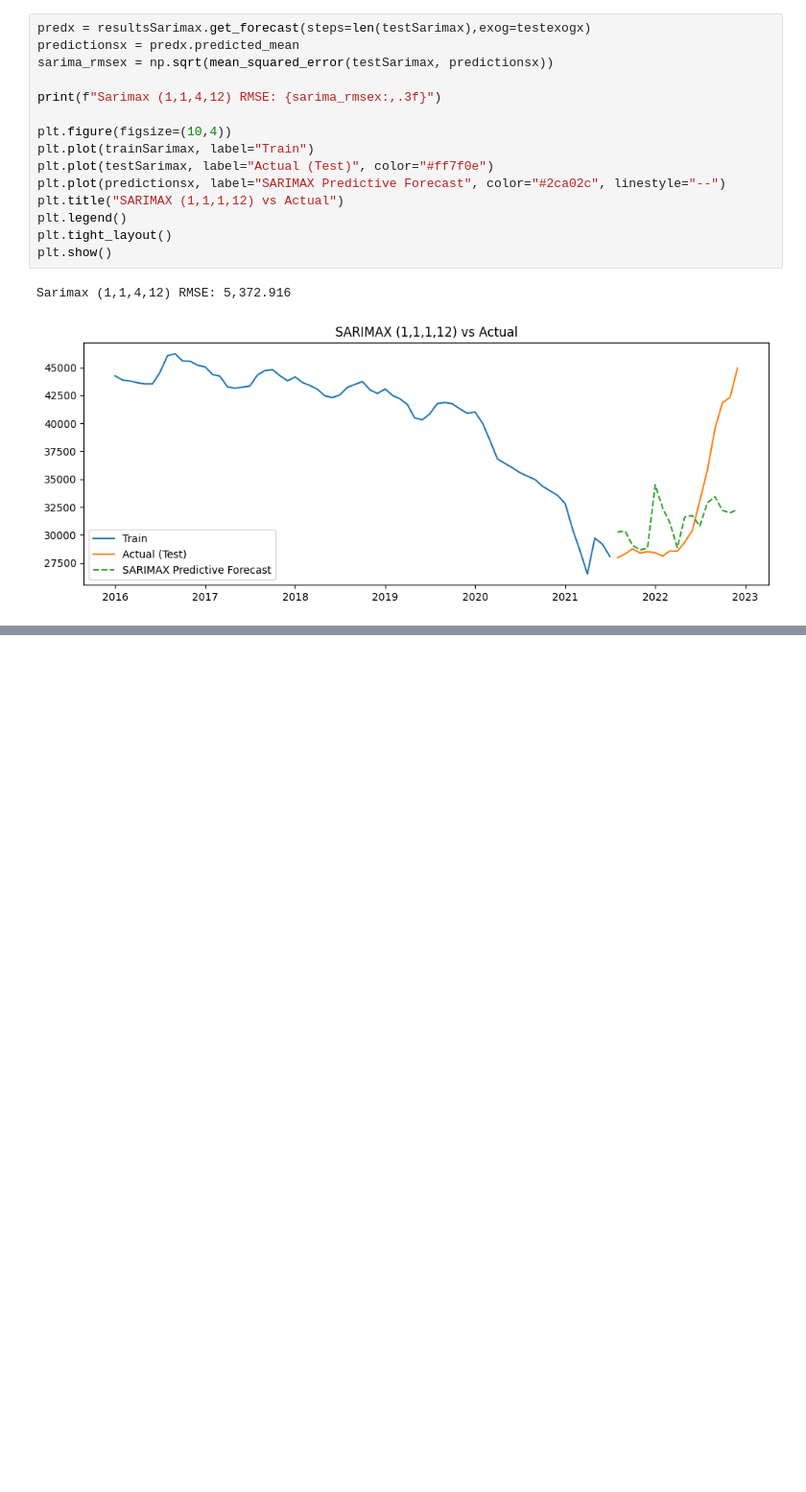
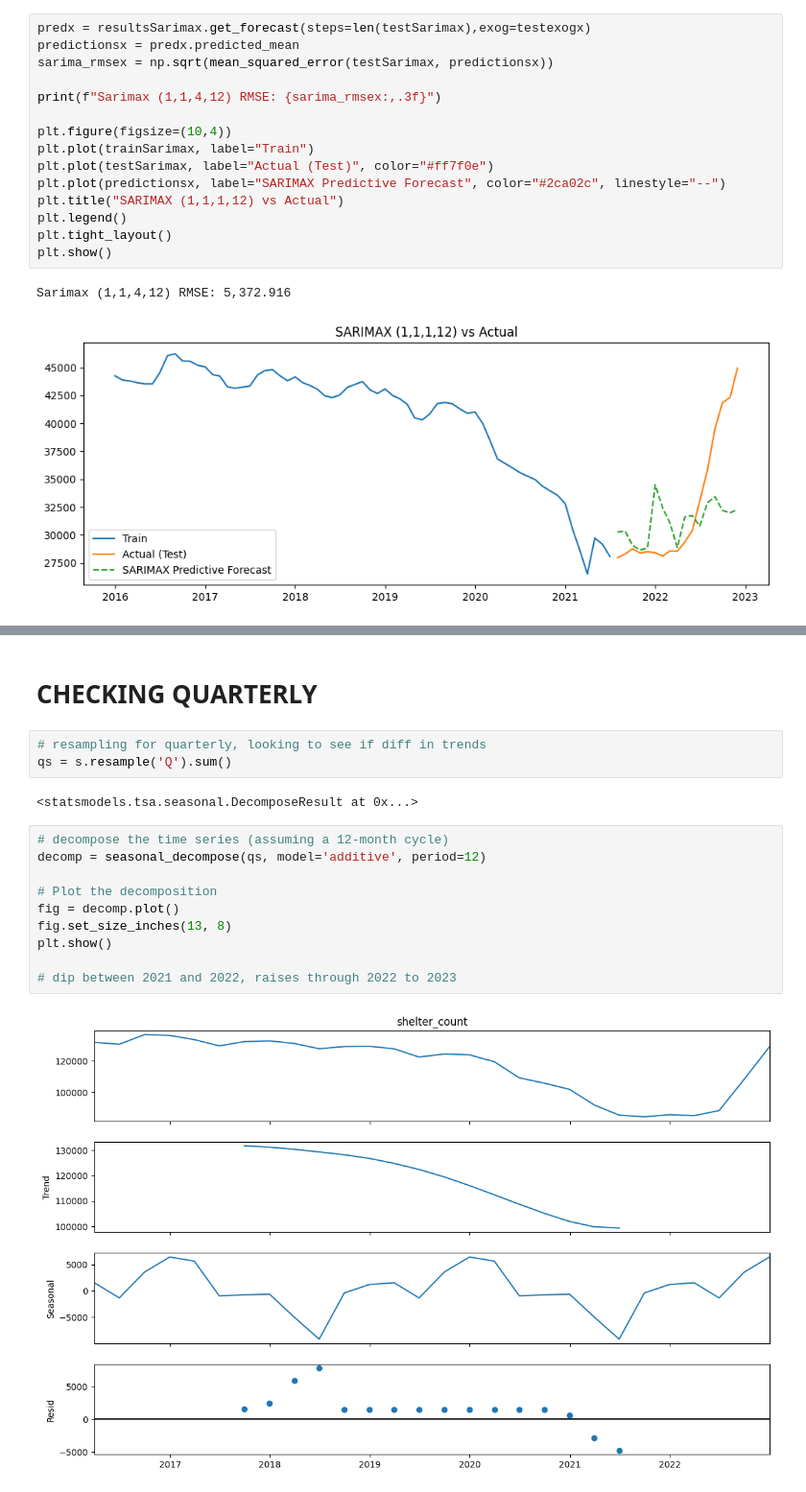
Before and after one commit to kevinserr/Time_Series_Forecast_of_Homelessness_in_NYC_with_Local_Model_Deployment, a Jupyter notebook: python/model_training.ipynb, the cells around one changed output, grey strips where cells are left out. Shown at 96% size. Drawn from its saved outputs; the diff is of its cells as text; blank space fills up the shorter version.

Commit message:
resampled for quarterly data and applied models/pacf/acf

```diff
--- a/python/model_training.ipynb
+++ b/python/model_training.ipynb
@@ -462,0 +451,19 @@ plt.show()
+# %% [markdown]
+# CHECKING QUARTERLY
+# %%
+# resampling for quarterly, looking to see if diff in trends
+qs = s.resample('Q').sum()
+# %% [output]
+<statsmodels.tsa.seasonal.DecomposeResult at 0x...>
+# %%
+# decompose the time series (assuming a 12-month cycle)
+decomp = seasonal_decompose(qs, model='additive', period=12)
+
+# Plot the decomposition
+fig = decomp.plot()
+fig.set_size_inches(13, 8)
+plt.show()
+
+# dip between 2021 and 2022, raises through 2022 to 2023
+# %% [output]
+[figure, added]
```
Also changed, not shown: parts of 27 cells of this notebook.
